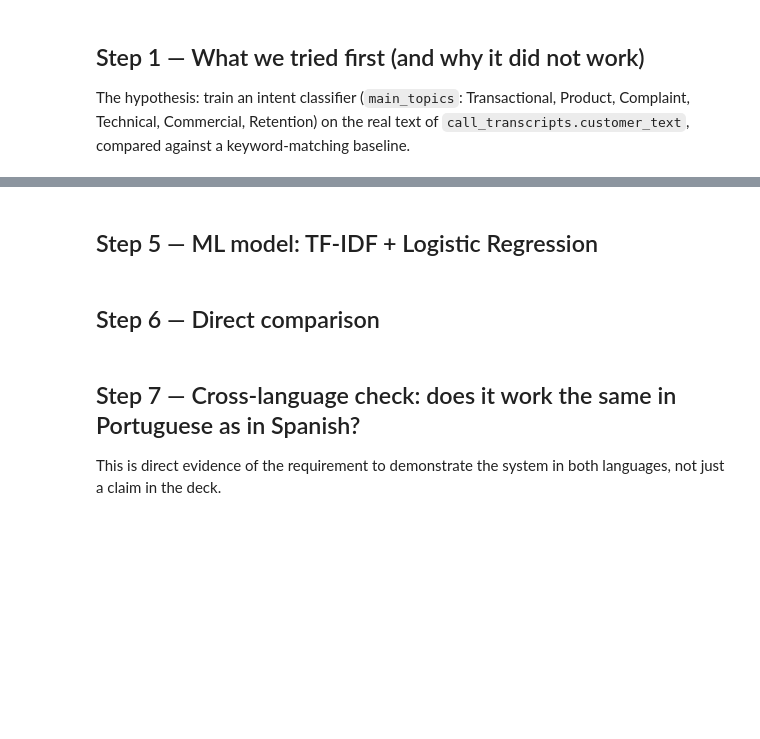
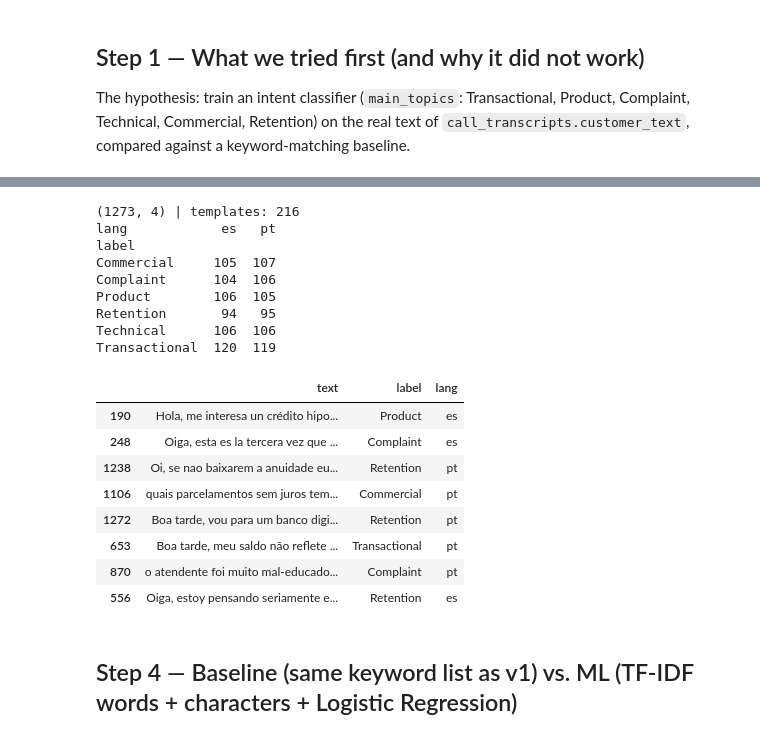
Before and after one commit to MarcosDS-cmd/factored-hackathon-2026-DataMastersGT, a Jupyter notebook: 03_intent_classifier.ipynb, the cells around one changed output, grey strips where cells are left out. Saved outputs shown, nothing was run; the diff lists cells and outputs as text; code cells hidden in the pictures; blank space fills up the shorter version.

```diff
--- a/03_intent_classifier.ipynb
+++ b/03_intent_classifier.ipynb
@@ -204,2 +53,29 @@ print(classification_report(test_s["label"], base_pred))
+# %%
+import sys, json
+sys.path.insert(0, "."); sys.path.insert(0, "ml")
+from intent_corpus import generar
+df_synth = generar()
+print(df_synth.shape, "| templates:", df_synth["template_id"].nunique())
+print(df_synth.groupby(["label", "lang"]).size().unstack())
+df_synth.sample(8, random_state=1)[["text", "label", "lang"]]
+# %% [output]
+(1273, 4) | templates: 216
+lang            es   pt
+label
+Commercial     105  107
+Complaint      104  106
+Product        106  105
+Retention       94   95
+Technical      106  106
+Transactional  120  119
+|  | text | label | lang |
+| 190 | Hola, me interesa un crédito hipo... | Product | es |
+| 248 | Oiga, esta es la tercera vez que ... | Complaint | es |
+| 1238 | Oi, se nao baixarem a anuidade eu... | Retention | pt |
+| 1106 | quais parcelamentos sem juros tem... | Commercial | pt |
+| 1272 | Boa tarde, vou para um banco digi... | Retention | pt |
+| 653 | Boa tarde, meu saldo não reflete ... | Transactional | pt |
+| 870 | o atendente foi muito mal-educado... | Complaint | pt |
+| 556 | Oiga, estoy pensando seriamente e... | Retention | es |
 # %% [markdown]
-## Step 5 — ML model: TF-IDF + Logistic Regression
+## Step 4 — Baseline (same keyword list as v1) vs. ML (TF-IDF words + characters + Logistic Regression)
@@ -222,2 +81,0 @@ print(classification_report(test_s["label"], pred))
-# %% [markdown]
-## Step 6 — Direct comparison
@@ -231,5 +81,0 @@ comparison
-# %% [markdown]
-## Step 7 — Cross-language check: does it work the same in Portuguese as in Spanish?
-
-This is direct evidence of the requirement to demonstrate the system in both languages, not just a
-claim in the deck.
```
Also changed, not shown: parts of 18 cells of this notebook, 46 other files.
